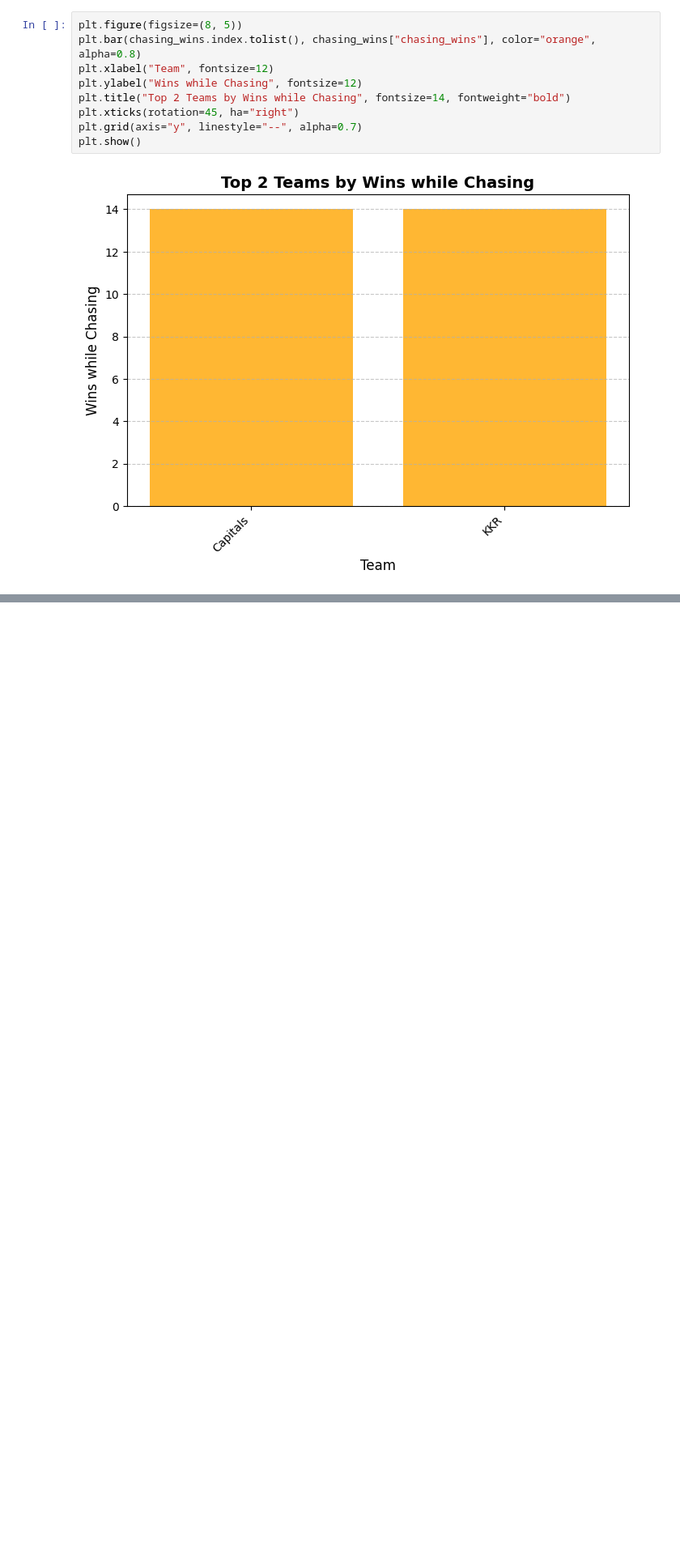
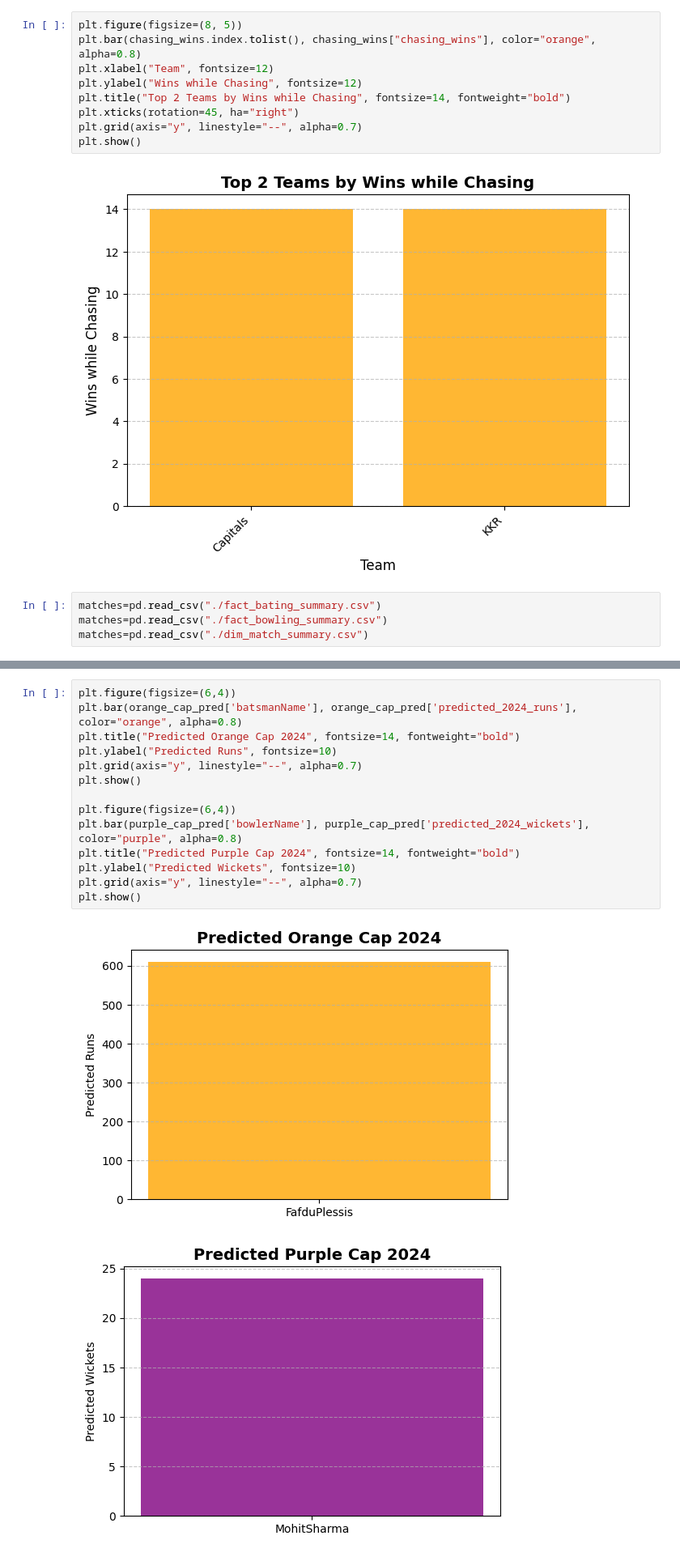
Before and after one commit to TulabandullaRevanth/p, a Jupyter notebook: IPL Dataset/Pandas_2.ipynb, the cells around one changed output, grey strips where cells are left out. Shown: that part at 81% size. Saved outputs shown, nothing was run; the diff lists cells and outputs as text; blank space fills up the shorter version.

```diff
--- a/IPL Dataset/Pandas_2.ipynb
+++ b/IPL Dataset/Pandas_2.ipynb
@@ -590,3 +590,7 @@ plt.grid(axis="y", linestyle="--", alpha=0.7)
 plt.show()
 # %% [output]
 [figure]
+# %%
+matches=pd.read_csv("./fact_bating_summary.csv")
+matches=pd.read_csv("./fact_bowling_summary.csv")
+matches=pd.read_csv("./dim_match_summary.csv")
@@ -592,0 +648,17 @@ plt.show()
+# %%
+plt.figure(figsize=(6,4))
+plt.bar(orange_cap_pred['batsmanName'], orange_cap_pred['predicted_2024_runs'], color="orange", alpha=0.8)
+plt.title("Predicted Orange Cap 2024", fontsize=14, fontweight="bold")
+plt.ylabel("Predicted Runs", fontsize=10)
+plt.grid(axis="y", linestyle="--", alpha=0.7)
+plt.show()
+
+plt.figure(figsize=(6,4))
+plt.bar(purple_cap_pred['bowlerName'], purple_cap_pred['predicted_2024_wickets'], color="purple", alpha=0.8)
+plt.title("Predicted Purple Cap 2024", fontsize=14, fontweight="bold")
+plt.ylabel("Predicted Wickets", fontsize=10)
+plt.grid(axis="y", linestyle="--", alpha=0.7)
+plt.show()
+# %% [output]
+[figure, added]
+[figure, added]
```
Also changed, not shown: parts of 3 cells of this notebook.
